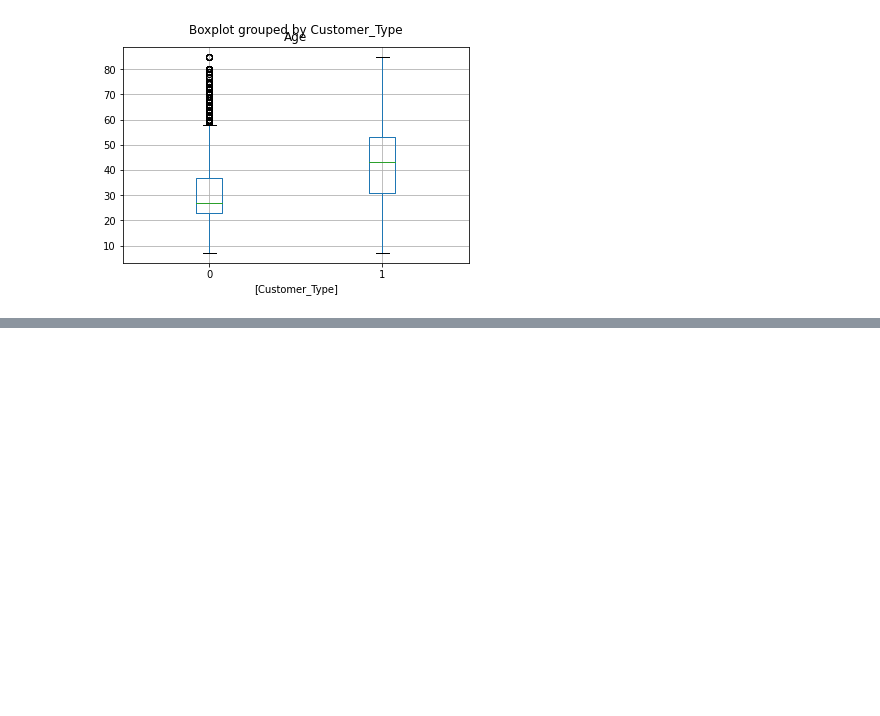
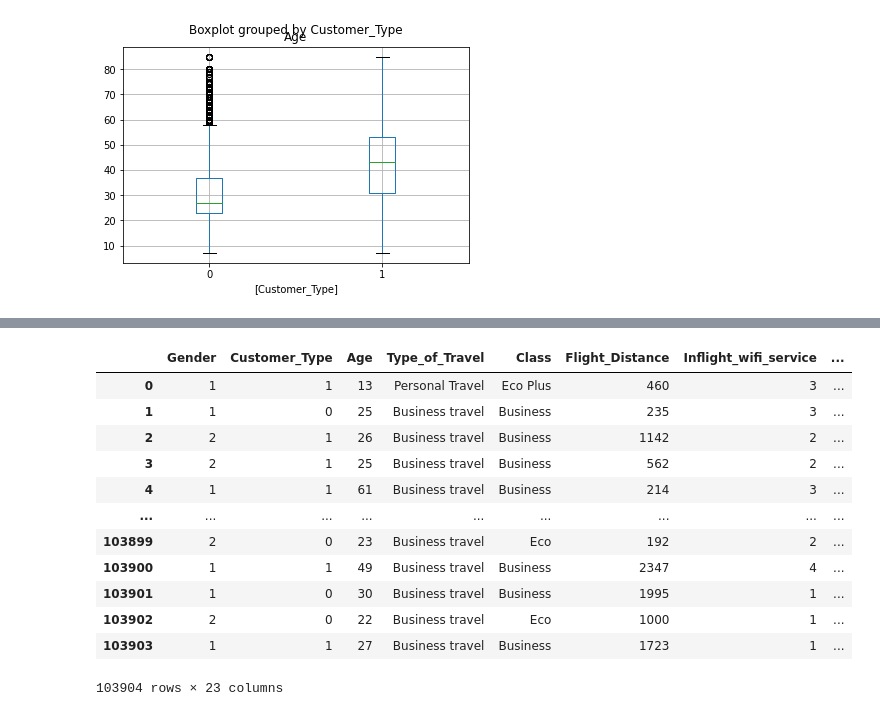
Before and after one commit to speplinski3/G3_Santander_Customer_Satisfaction, a Jupyter notebook: Mock_Up_ETL.ipynb, the cells around one changed output, grey strips where cells are left out. Saved outputs shown, nothing was run; the diff lists cells and outputs as text; code cells hidden in the pictures; blank space fills up the shorter version.

```diff
--- a/Mock_Up_ETL.ipynb
+++ b/Mock_Up_ETL.ipynb
@@ -212,0 +214,10 @@ boxplot = air_customer_df.boxplot(column=['Age'], by = ['Customer_Type'])
+# %%
+db_string = f"postgresql://postgres:{db_password}@127.0.0.1:5432"
+engine = create_engine(db_string)
+air_customer_df.to_sql(name='airlines', con=engine, if_exists='replace', index=False)
+# %%
+# Read data
+Airline = engine.execute('SELECT * FROM airlines')
+# %%
+col=list(air_customer_df.columns)
+col
@@ -212,0 +242,17 @@ boxplot = air_customer_df.boxplot(column=['Age'], by = ['Customer_Type'])
+# %%
+Airline_df=pd.DataFrame(Airline, columns=col)
+Airline_df
+# %% [output]
+|  | Gender | Customer_Type | Age | Type_of_Travel | Class | Flight_Distance | Inflight_wifi_service | ... |
+| 0 | 1 | 1 | 13 | Personal Travel | Eco Plus | 460 | 3 | ... |
+| 1 | 1 | 0 | 25 | Business travel | Business | 235 | 3 | ... |
+| 2 | 2 | 1 | 26 | Business travel | Business | 1142 | 2 | ... |
+| 3 | 2 | 1 | 25 | Business travel | Business | 562 | 2 | ... |
+| 4 | 1 | 1 | 61 | Business travel | Business | 214 | 3 | ... |
+| ... | ... | ... | ... | ... | ... | ... | ... | ... |
+| 103899 | 2 | 0 | 23 | Business travel | Eco | 192 | 2 | ... |
+| 103900 | 1 | 1 | 49 | Business travel | Business | 2347 | 4 | ... |
+| 103901 | 1 | 0 | 30 | Business travel | Business | 1995 | 1 | ... |
+| 103902 | 2 | 0 | 22 | Business travel | Eco | 1000 | 1 | ... |
+| 103903 | 1 | 1 | 27 | Business travel | Business | 1723 | 1 | ... |
+103904 rows × 23 columns
```
Also changed, not shown: parts of 6 cells of this notebook, 1 other file.
